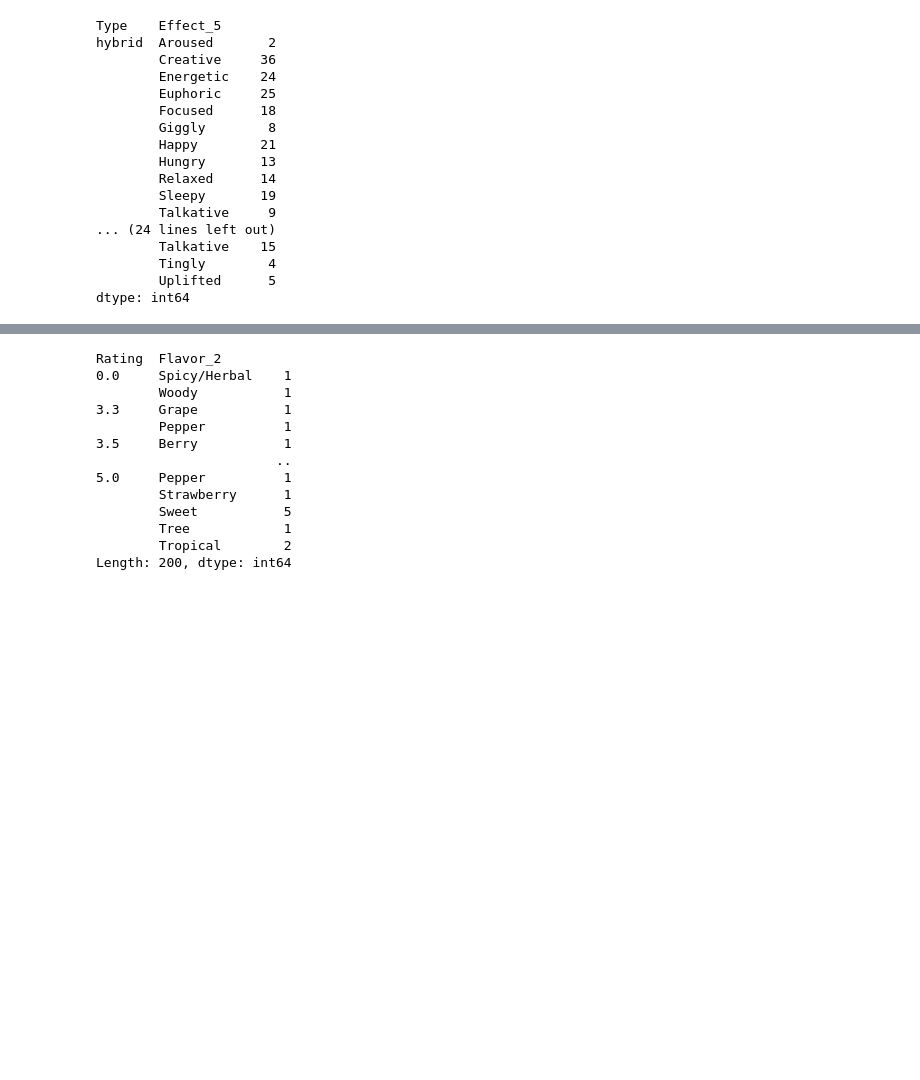
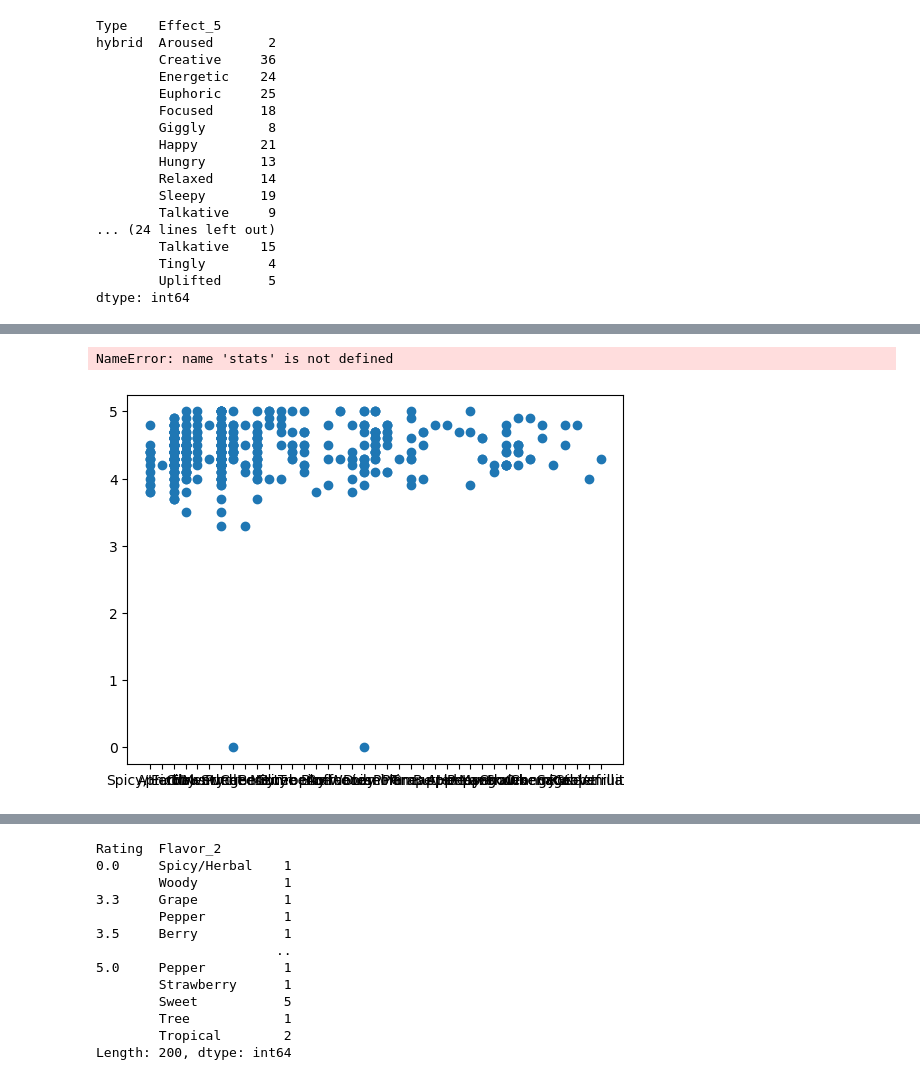
Before and after one commit to Berli85/SMU-Project-1-MaryJane, a Jupyter notebook: KimChi Work/Project 1 Team 2 data KCKC.ipynb, the cells around one changed output, grey strips where cells are left out. Cells and saved outputs as stored; diff of their text form; code cells hidden in the pictures; blank space fills up the shorter version.

```diff
--- a/KimChi Work/Project 1 Team 2 data KCKC.ipynb
+++ b/KimChi Work/Project 1 Team 2 data KCKC.ipynb
@@ -378,0 +403,15 @@ Length: 182, dtype: int64
+# %%
+#Data_EffectsFlavors_1.plot(kind = 'scatter', x = 'Flavor_1', y = 'Rating', figsize=(20, 10))
+# Create a Scatter Plot for temperature vs latitude
+x_values = Data_EffectsFlavors_1['Flavor_1']
+y_values = Data_EffectsFlavors_1['Rating']
+plt.scatter(x_values,y_values)
+res = stats.linregress(x, y)
+plt.plot(x, res.intercept + res.slope*x, 'r', label='fitted line')
+plt.legend()
+plt.xlabel('Flavor_1')
+plt.ylabel('Rating')
+plt.show()
+# %% [output]
+NameError: name 'stats' is not defined
+[figure, added]
```
Also changed, not shown: parts of 8 cells of this notebook.
